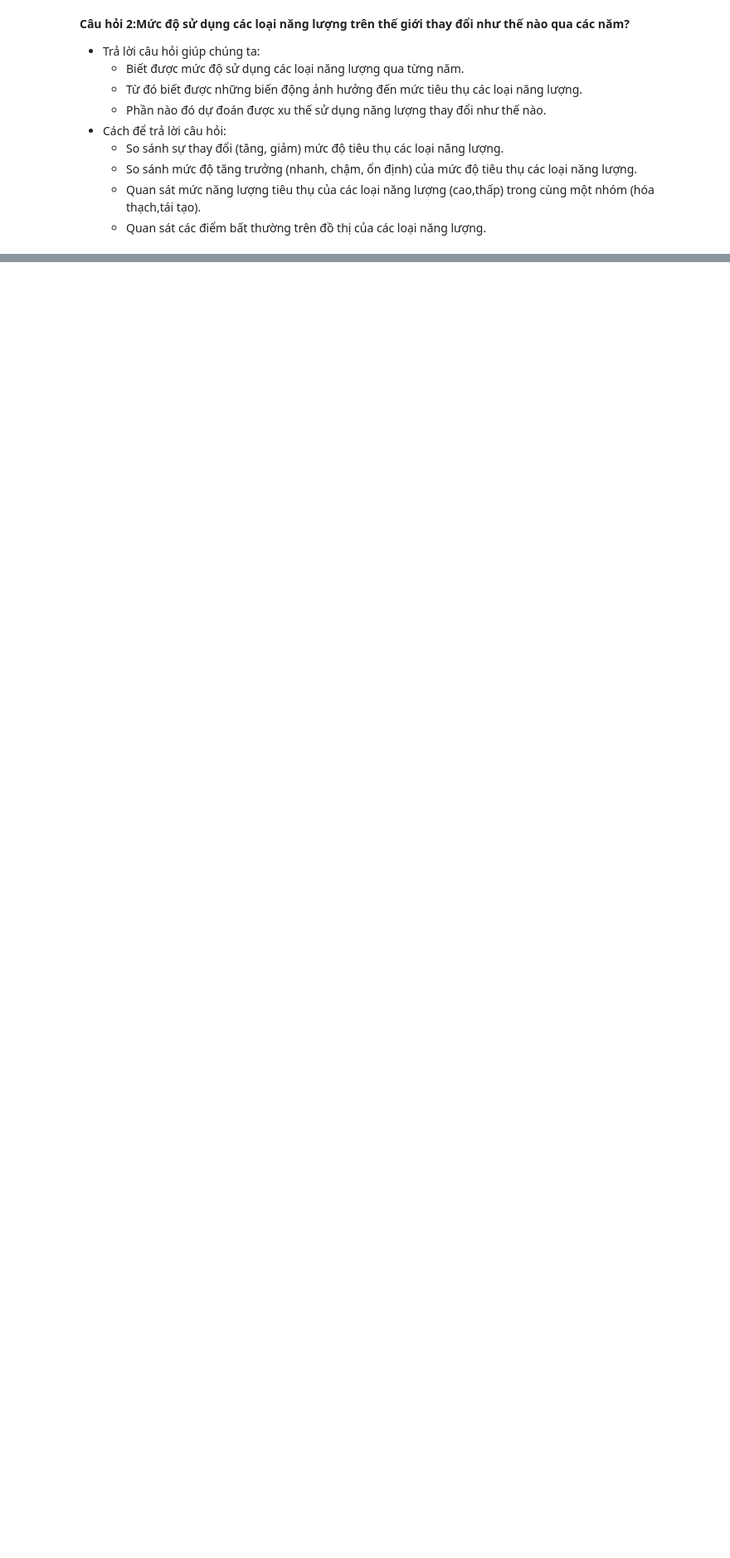
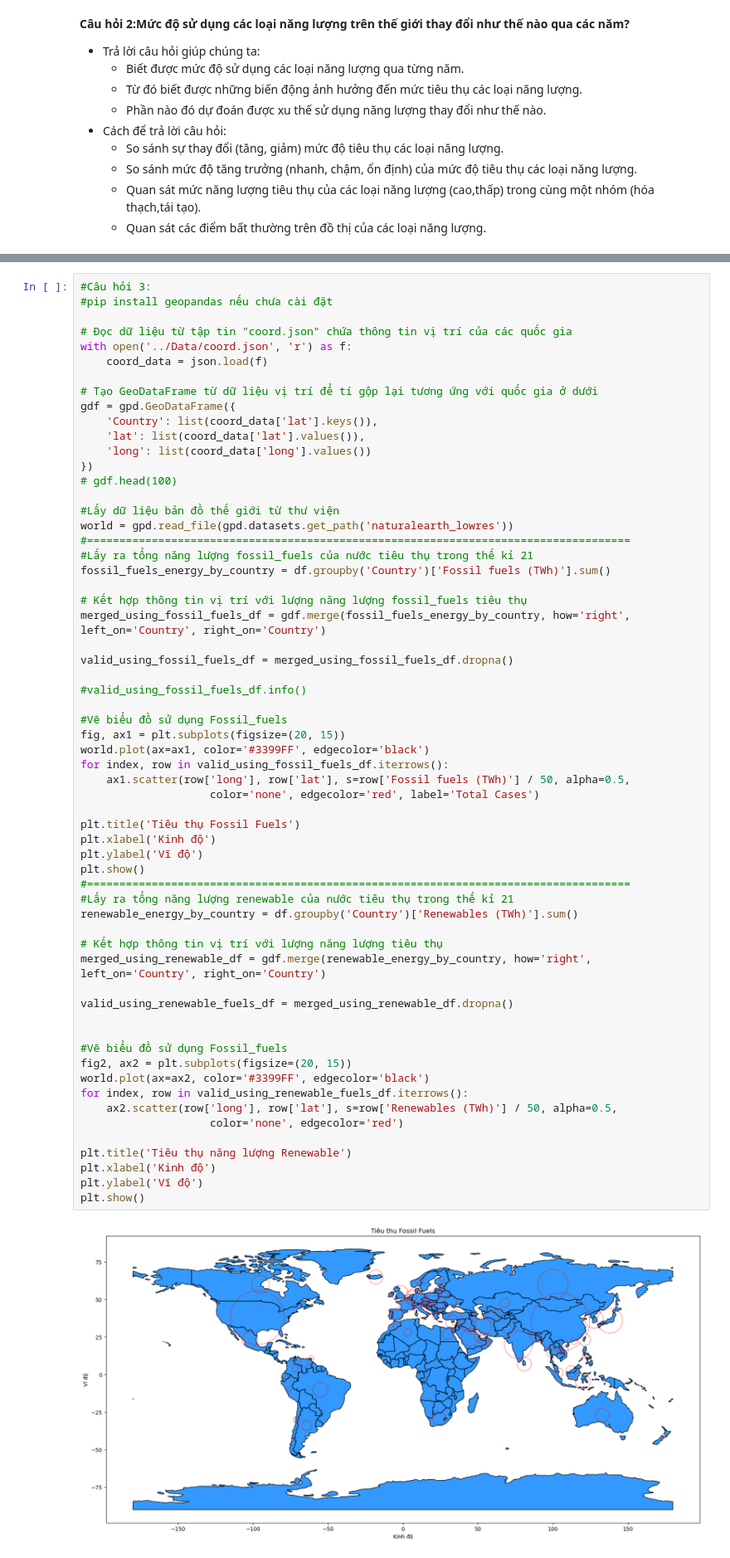
Before and after one commit to nguyentanhoangsa/DoAnKHDL, a Jupyter notebook: Visualize_Datcauhoi/visualize_va_dat_cau_hoi.ipynb, the cells around one changed output, grey strips where cells are left out. Shown at 83% size. Saved outputs shown, nothing was run; the diff lists cells and outputs as text; blank space fills up the shorter version.

Commit message:
Đặt câu hỏi số 3: Ứng với loại năng lượng Fossil Fuels và năng lượng Renewable thì mức độ phân bố lượng sử dụng năng lượng trong thế kỉ 21 trên thế giới như thế nào của các nước ?

```diff
--- a/Visualize_Datcauhoi/visualize_va_dat_cau_hoi.ipynb
+++ b/Visualize_Datcauhoi/visualize_va_dat_cau_hoi.ipynb
@@ -150,0 +161,63 @@ plt.show()
+# %%
+#Câu hỏi 3:
+#pip install geopandas nếu chưa cài đặt
+
+# Đọc dữ liệu từ tập tin "coord.json" chứa thông tin vị trí của các quốc gia
+with open('../Data/coord.json', 'r') as f:
+    coord_data = json.load(f)
+
+# Tạo GeoDataFrame từ dữ liệu vị trí để tí gộp lại tương ứng với quốc gia ở dưới
+gdf = gpd.GeoDataFrame({
+    'Country': list(coord_data['lat'].keys()),
+    'lat': list(coord_data['lat'].values()),
+    'long': list(coord_data['long'].values())
+})
+# gdf.head(100)
+
+#Lấy dữ liệu bản đồ thế giới từ thư viện
+world = gpd.read_file(gpd.datasets.get_path('naturalearth_lowres'))
+#====================================================================================
+#Lấy ra tổng năng lượng fossil_fuels của nước tiêu thụ trong thế kỉ 21
+fossil_fuels_energy_by_country = df.groupby('Country')['Fossil fuels (TWh)'].sum()
+
+# Kết hợp thông tin vị trí với lượng năng lượng fossil_fuels tiêu thụ
+merged_using_fossil_fuels_df = gdf.merge(fossil_fuels_energy_by_country, how='right', left_on='Country', right_on='Country')
+
+valid_using_fossil_fuels_df = merged_using_fossil_fuels_df.dropna()
+
+#valid_using_fossil_fuels_df.info()
+
+#Vẽ biểu đồ sử dụng Fossil_fuels
+fig, ax1 = plt.subplots(figsize=(20, 15))
+world.plot(ax=ax1, color='#3399FF', edgecolor='black')
+for index, row in valid_using_fossil_fuels_df.iterrows():
+    ax1.scatter(row['long'], row['lat'], s=row['Fossil fuels (TWh)'] / 50, alpha=0.5,
+                    color='none', edgecolor='red', label='Total Cases')
+
+plt.title('Tiêu thụ Fossil Fuels')
+plt.xlabel('Kinh độ')
+plt.ylabel('Vĩ độ')
+plt.show()
+#====================================================================================
+#Lấy ra tổng năng lượng renewable của nước tiêu thụ trong thế kỉ 21
+renewable_energy_by_country = df.groupby('Country')['Renewables (TWh)'].sum()
+
+# Kết hợp thông tin vị trí với lượng năng lượng tiêu thụ
+merged_using_renewable_df = gdf.merge(renewable_energy_by_country, how='right', left_on='Country', right_on='Country')
+
+valid_using_renewable_fuels_df = merged_using_renewable_df.dropna()
+
+
+#Vẽ biểu đồ sử dụng Fossil_fuels
+fig2, ax2 = plt.subplots(figsize=(20, 15))
+world.plot(ax=ax2, color='#3399FF', edgecolor='black')
+for index, row in valid_using_renewable_fuels_df.iterrows():
+    ax2.scatter(row['long'], row['lat'], s=row['Renewables (TWh)'] / 50, alpha=0.5,
+                    color='none', edgecolor='red')
+
+plt.title('Tiêu thụ năng lượng Renewable')
+plt.xlabel('Kinh độ')
+plt.ylabel('Vĩ độ')
+plt.show()
+# %% [output]
+[figure, added]
```
Also changed, not shown: parts of 3 cells of this notebook, 1 other file.
